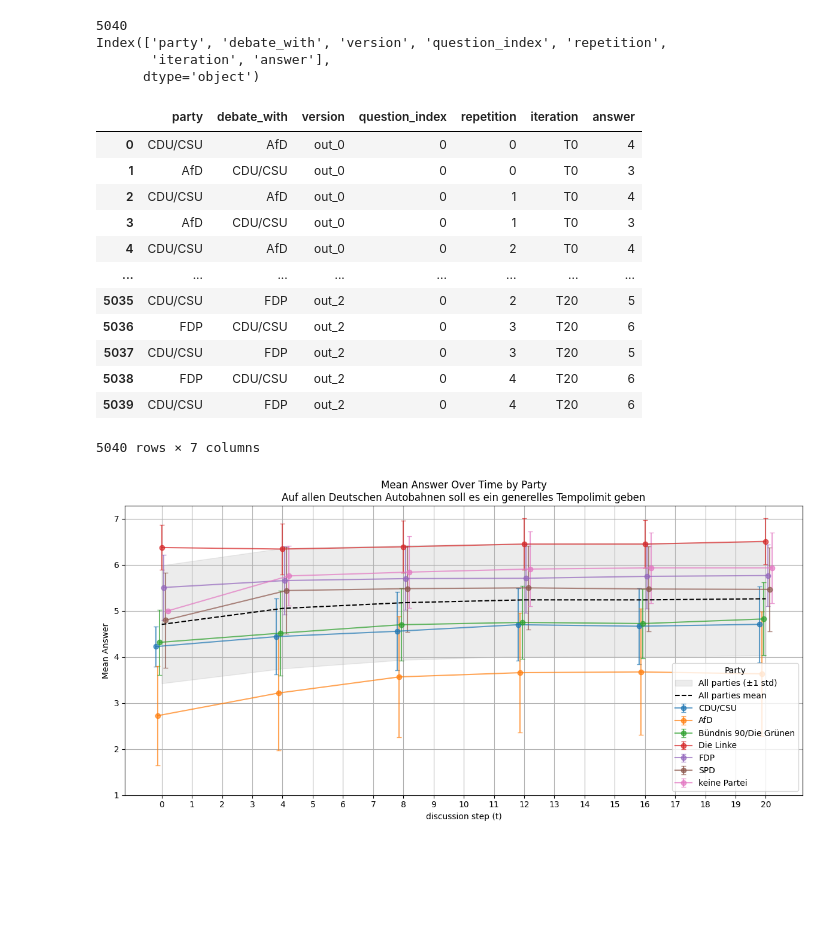
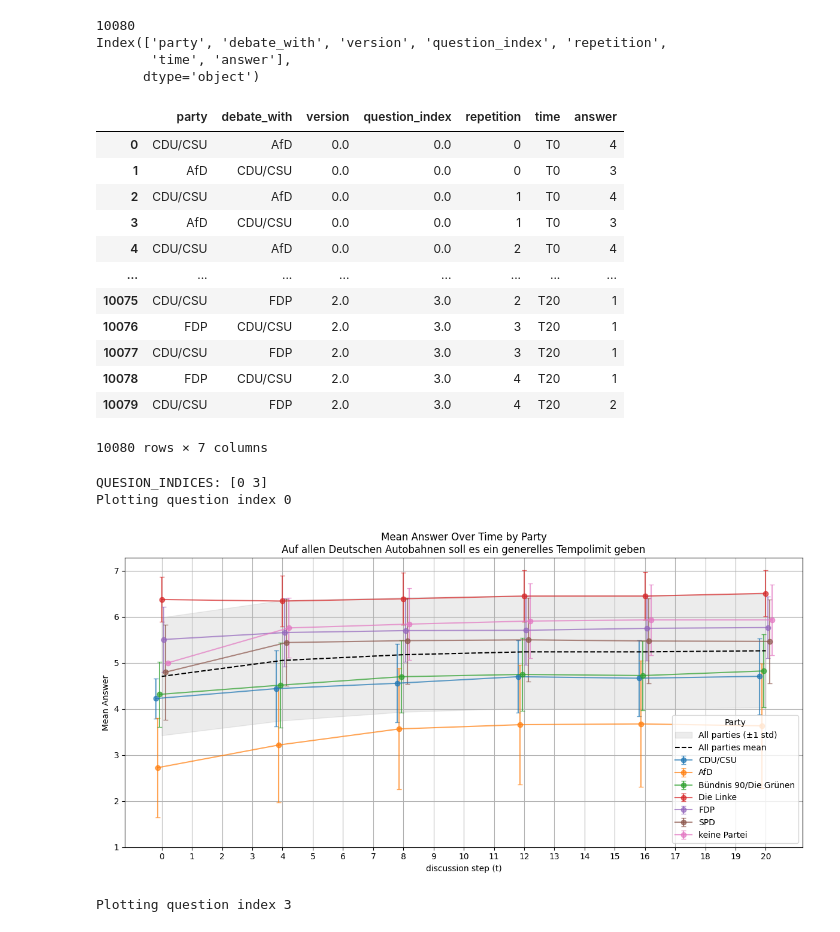
Before and after one commit to LawrenceFulton/SAUCE, a Jupyter notebook: analyze/lmm.ipynb, the cells around one changed output. Drawn from its saved outputs; the diff is of its cells as text; code cells hidden in the pictures; blank space fills up the shorter version.

```diff
--- a/analyze/lmm.ipynb
+++ b/analyze/lmm.ipynb
@@ -174,30 +196,8 @@ formatted_df: pd.DataFrame = pd.concat(formatted_df_all, ignore_index=True)
 # %%
 formatted_df_non_abs = formatted_df.copy()
-# remove T1, T2, T3, T5, T6, T7, T9, T10, T11, T13,
-
-remove_columns = [
-    "T1",
-    "T2",
-    "T3",
-    "T5",
-    "T6",
-    "T7",
-    "T9",
-    "T10",
-    "T11",
-    "T13",
-]
-formatted_df_non_abs = formatted_df_non_abs.drop(
-    columns=remove_columns, errors="ignore"
-)
-
-
-print(formatted_df_non_abs.iloc[0, :])
-display(formatted_df_non_abs)
-
 party_df_non_abs = formatted_df_non_abs.melt(
     id_vars=["party", "debate_with", "version", "question_index", "repetition"],
-    var_name="iteration",
+    var_name="time",
     value_name="answer",
 )
 party_df_non_abs = party_df_non_abs.dropna(subset=["answer"]).reset_index(drop=True)
@@ -249,22 +224,27 @@ print(len(plot_df))
 print(plot_df.columns)
 
 display(plot_df)
-plot_df["iteration"] = plot_df["iteration"].str.replace("T", "").astype(int)
+plot_df["time"] = plot_df["time"].str.replace("T", "").astype(int)
+plot_df["question_index"] = plot_df["question_index"].astype(int)
+plot_df["repetition"] = plot_df["repetition"].astype(int)
 plot_df = plot_df[(plot_df["answer"] <= 7) & (plot_df["answer"] >= 1)]
 plot_df["answer"] = pd.to_numeric(plot_df["answer"], errors="coerce")
 
 parties = list(plot_df["party"].unique())
 offsets = np.linspace(-0.2, 0.2, len(parties))  # For party errorbars
 
+print(f"QUESION_INDICES: {plot_df["question_index"].unique()}   ")
+
 for question in plot_df["question_index"].unique():
+    print(f"Plotting question index {question}")
     plt.figure(figsize=(12, 6))
     # Plot per-party errorbars, slightly offset
     for i, party in enumerate(parties):
         party_data = plot_df[
             (plot_df["party"] == party) & (plot_df["question_index"] == question)
         ]
-        means = party_data.groupby("iteration")["answer"].mean()
-        stds = party_data.groupby("iteration")["answer"].std()
+        means = party_data.groupby("time")["answer"].mean()
+        stds = party_data.groupby("time")["answer"].std()
         x = means.index + offsets[i]
         plt.errorbar(
             x,
@@ -277,48 +257,51 @@ for question in plot_df["question_index"].unique():
         )
     # Plot overall mean and std as a field (no offset)
     all_data = plot_df[plot_df["question_index"] == question]
-    all_means = all_data.groupby("iteration")["answer"].mean()
-    all_stds = all_data.groupby("iteration")["answer"].std()
+    all_means = all_data.groupby("time")["answer"].mean()
+    all_stds = all_data.groupby("time")["answer"].std()
     plt.fill_between(
         all_means.index,
         all_means - all_stds,
         all_means + all_stds,
         color="gray",
         alpha=0.15,
         label="All parties (±1 std)",
     )
     plt.plot(
         all_means.index,
         all_means.values,
         color="black",
         linestyle="--",
         label="All parties mean",
     )
     plt.title(f"Mean Answer Over Time by Party\n{QUESTIONS[question]}")
     plt.xticks(range(0, 21))
     plt.yticks(range(1, 8))
     plt.xlabel("discussion step (t)")
     plt.ylabel("Mean Answer")
     plt.legend(title="Party")
     plt.grid()
     plt.tight_layout()
     plt.show()
 # %% [output]
-5040
+10080
 Index(['party', 'debate_with', 'version', 'question_index', 'repetition',
-       'iteration', 'answer'],
+       'time', 'answer'],
       dtype='object')
-|  | party | debate_with | version | question_index | repetition | iteration | answer |
-| 0 | CDU/CSU | AfD | out_0 | 0 | 0 | T0 | 4 |
-| 1 | AfD | CDU/CSU | out_0 | 0 | 0 | T0 | 3 |
-| 2 | CDU/CSU | AfD | out_0 | 0 | 1 | T0 | 4 |
-| 3 | AfD | CDU/CSU | out_0 | 0 | 1 | T0 | 3 |
-| 4 | CDU/CSU | AfD | out_0 | 0 | 2 | T0 | 4 |
+|  | party | debate_with | version | question_index | repetition | time | answer |
+| 0 | CDU/CSU | AfD | 0.0 | 0.0 | 0 | T0 | 4 |
+| 1 | AfD | CDU/CSU | 0.0 | 0.0 | 0 | T0 | 3 |
+| 2 | CDU/CSU | AfD | 0.0 | 0.0 | 1 | T0 | 4 |
+| 3 | AfD | CDU/CSU | 0.0 | 0.0 | 1 | T0 | 3 |
+| 4 | CDU/CSU | AfD | 0.0 | 0.0 | 2 | T0 | 4 |
 | ... | ... | ... | ... | ... | ... | ... | ... |
-| 5035 | CDU/CSU | FDP | out_2 | 0 | 2 | T20 | 5 |
-| 5036 | FDP | CDU/CSU | out_2 | 0 | 3 | T20 | 6 |
-| 5037 | CDU/CSU | FDP | out_2 | 0 | 3 | T20 | 5 |
-| 5038 | FDP | CDU/CSU | out_2 | 0 | 4 | T20 | 6 |
-| 5039 | CDU/CSU | FDP | out_2 | 0 | 4 | T20 | 6 |
+| 10075 | CDU/CSU | FDP | 2.0 | 3.0 | 2 | T20 | 1 |
+| 10076 | FDP | CDU/CSU | 2.0 | 3.0 | 3 | T20 | 1 |
+| 10077 | CDU/CSU | FDP | 2.0 | 3.0 | 3 | T20 | 1 |
+| 10078 | FDP | CDU/CSU | 2.0 | 3.0 | 4 | T20 | 1 |
+| 10079 | CDU/CSU | FDP | 2.0 | 3.0 | 4 | T20 | 2 |
-5040 rows × 7 columns
+10080 rows × 7 columns
+QUESION_INDICES: [0 3]
+Plotting question index 0
 [figure]
+Plotting question index 3
```
Also changed, not shown: parts of 37 cells of this notebook.
